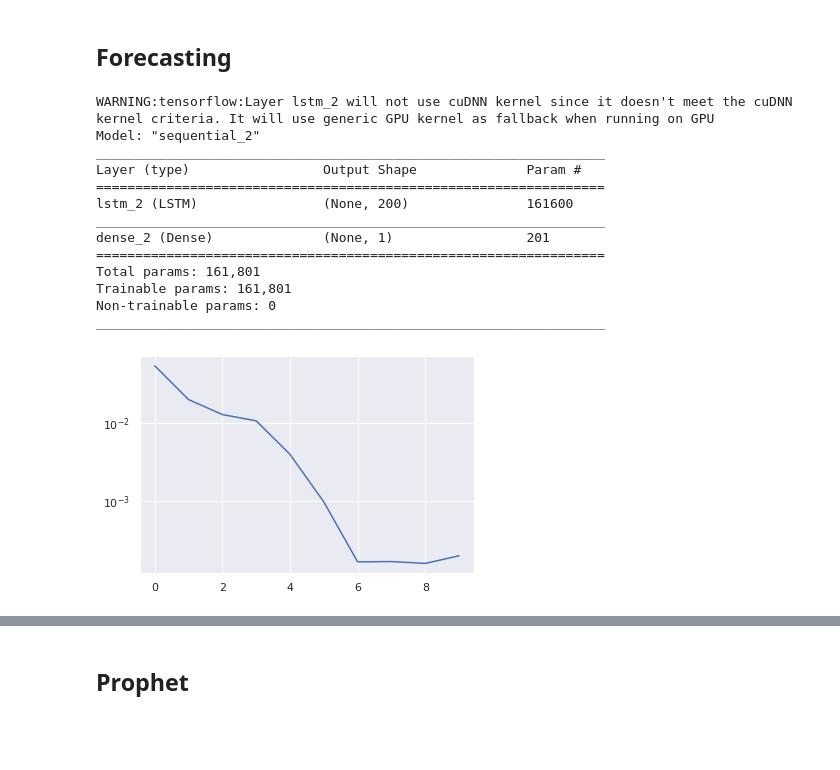
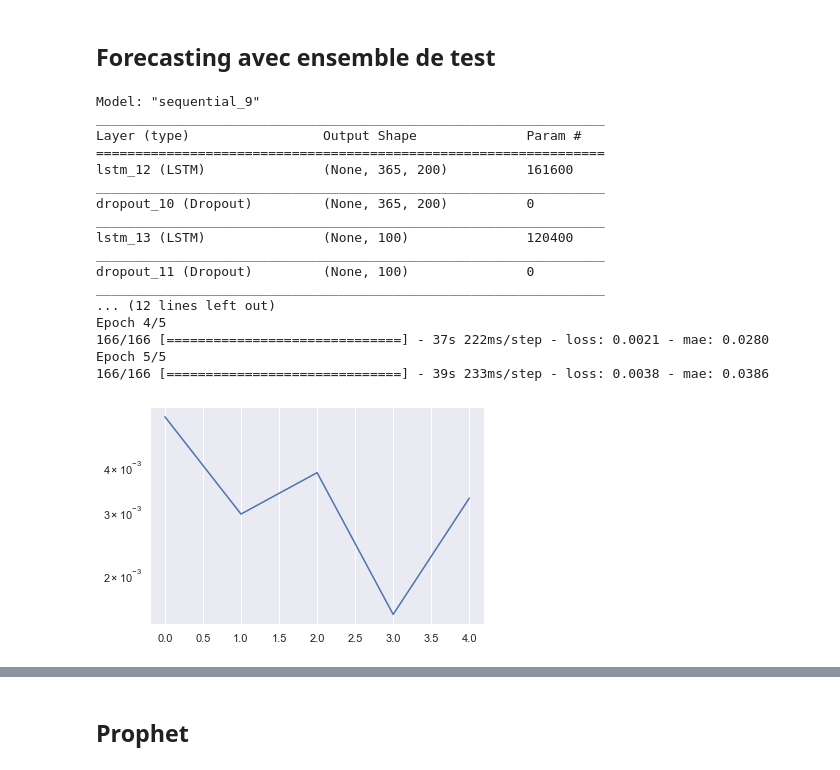
Before and after one commit to aandre35/bitcoin-prediction, a Jupyter notebook: Bitcoin.ipynb, the cells around one changed output, grey strips where cells are left out. Drawn from its saved outputs; the diff is of its cells as text; code cells hidden in the pictures; blank space fills up the shorter version.

Commit message:
LSTM and prophet forecast

```diff
--- a/Bitcoin.ipynb
+++ b/Bitcoin.ipynb
@@ -49,6 +38,7 @@ import datetime
 btc_data = pdr.get_data_yahoo(['BTC-USD'],
                           start=datetime.datetime(2014, 9, 16),
                           end=datetime.datetime(2021, 4, 2))
+btc_data.columns = btc_data.columns.droplevel(1)
 btc_data.head()
 # %% [output]
 | Attributes | Adj Close | Close | High | Low | Open | Volume |
@@ -112,18 +96,27 @@ test_generator = TimeseriesGenerator(series_test, series_test, length=WINDOW_SIZ
 # %%
 def build_model():
-  # Initialising the RNN
-  model = Sequential()
+    # Initialising the RNN
+    model = Sequential()
 
-  # Adding the input layer and the LSTM layer
-  model.add(LSTM(units = 200, activation = 'sigmoid', input_shape = (WINDOW_SIZE, 1)))
+    # Adding the input layer and the LSTM layer
+    model.add(LSTM(units = 200, input_shape = (WINDOW_SIZE, 1), return_sequences=True))
 
-  # Adding the output layer
-  model.add(Dense(units = 1))
+    #Dropout to avoid overfiting
+    model.add(Dropout(0.25))
 
-  # Compiling the RNN
-  model.compile(optimizer = 'adam', loss = 'MSE', metrics=["mae"])
+    # Adding a second LSTM layer
+    model.add(LSTM(units = 100))
 
-  # Fitting the RNN to the Training set
-  model.summary()
+    #Dropout to avoid overfiting
+    model.add(Dropout(0.25))
 
-  return model
+    # Adding the output layer
+    model.add(Dense(units = 1, activation = "linear"))
+
+    # Compiling the RNN
+    model.compile(optimizer = 'adam', loss = 'MSE', metrics=["mae"])
+
+    # Fitting the RNN to the Training set
+    model.summary()
+
+    return model
@@ -248,31 +219,35 @@ fig.show()
 # %% [markdown]
-## Forecasting
+## Forecasting avec ensemble de test
 # %%
 sc = MinMaxScaler()
-series_forecasting = sc.fit_transform(all_values.reshape(-1, 1))
+series_forecasting = sc.fit_transform(train_values.reshape(-1, 1))
 generator_forecasting = TimeseriesGenerator(series_forecasting, series_forecasting,
                                             length=WINDOW_SIZE, batch_size=8)
 # fit model
 model = build_model()
-history = model.fit(generator_forecasting, epochs=10, verbose=0)
+history = model.fit(generator_forecasting, epochs=5, verbose=1)
 plt.plot(history.history["loss"])
 plt.yscale('log')
 plt.show()
 # %% [output]
-WARNING:tensorflow:Layer lstm_2 will not use cuDNN kernel since it doesn't meet the cuDNN kernel criteria. It will use generic GPU kernel as fallback when running on GPU
-Model: "sequential_2"
+Model: "sequential_9"
 _________________________________________________________________
 Layer (type)                 Output Shape              Param #
 =================================================================
-lstm_2 (LSTM)                (None, 200)               161600
+lstm_12 (LSTM)               (None, 365, 200)          161600
 _________________________________________________________________
-dense_2 (Dense)              (None, 1)                 201
-=================================================================
-Total params: 161,801
-Trainable params: 161,801
-Non-trainable params: 0
+dropout_10 (Dropout)         (None, 365, 200)          0
 _________________________________________________________________
+lstm_13 (LSTM)               (None, 100)               120400
+_________________________________________________________________
+dropout_11 (Dropout)         (None, 100)               0
+_________________________________________________________________
+... (12 lines left out)
+Epoch 4/5
+166/166 [==============================] - 37s 222ms/step - loss: 0.0021 - mae: 0.0280
+Epoch 5/5
+166/166 [==============================] - 39s 233ms/step - loss: 0.0038 - mae: 0.0386
-[figure, old version]
+[figure, new version]
 # %%
 def forecast_lstm(series_forecasting, nb_val):
     predictions = list()
```
Also changed, not shown: parts of 43 cells of this notebook, 1 other file.
